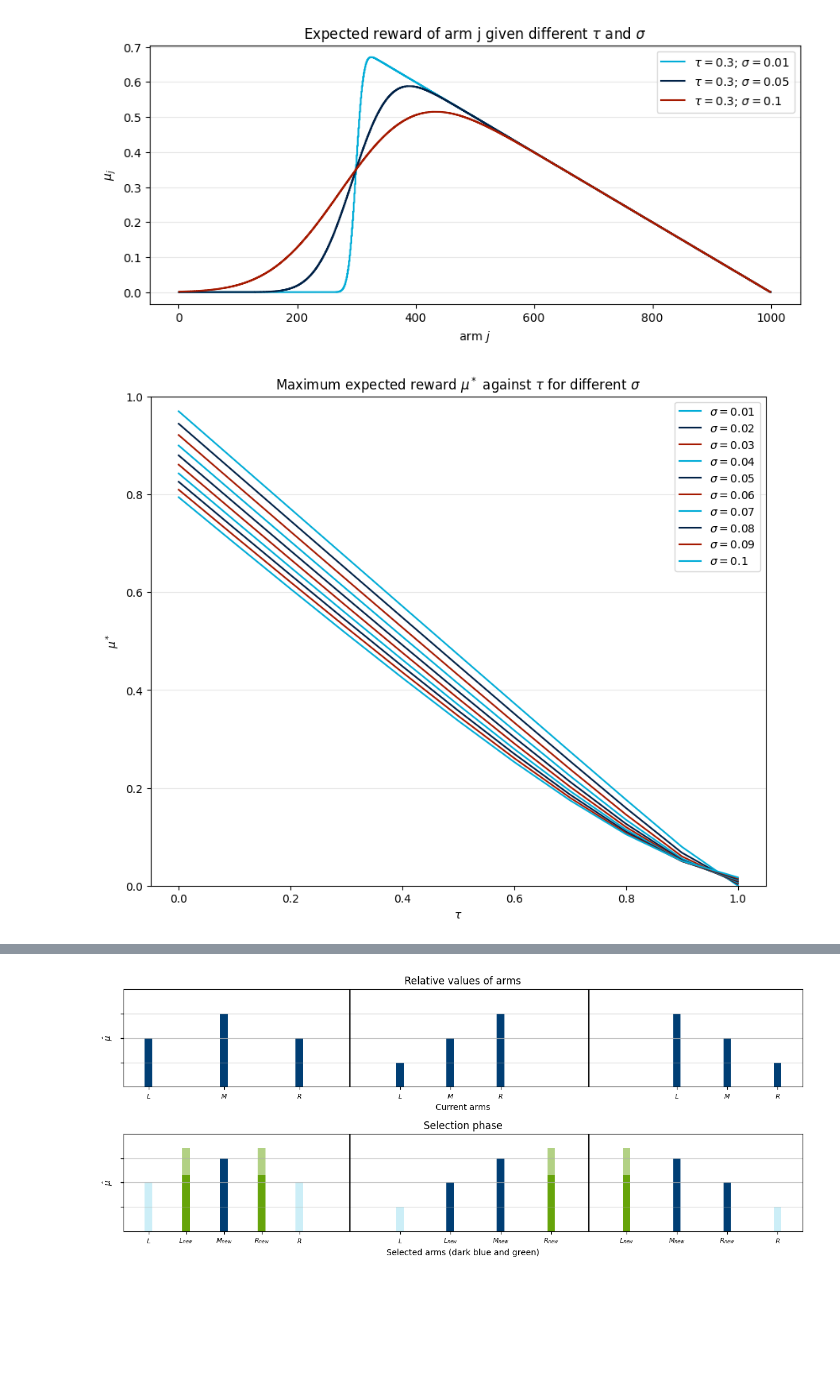
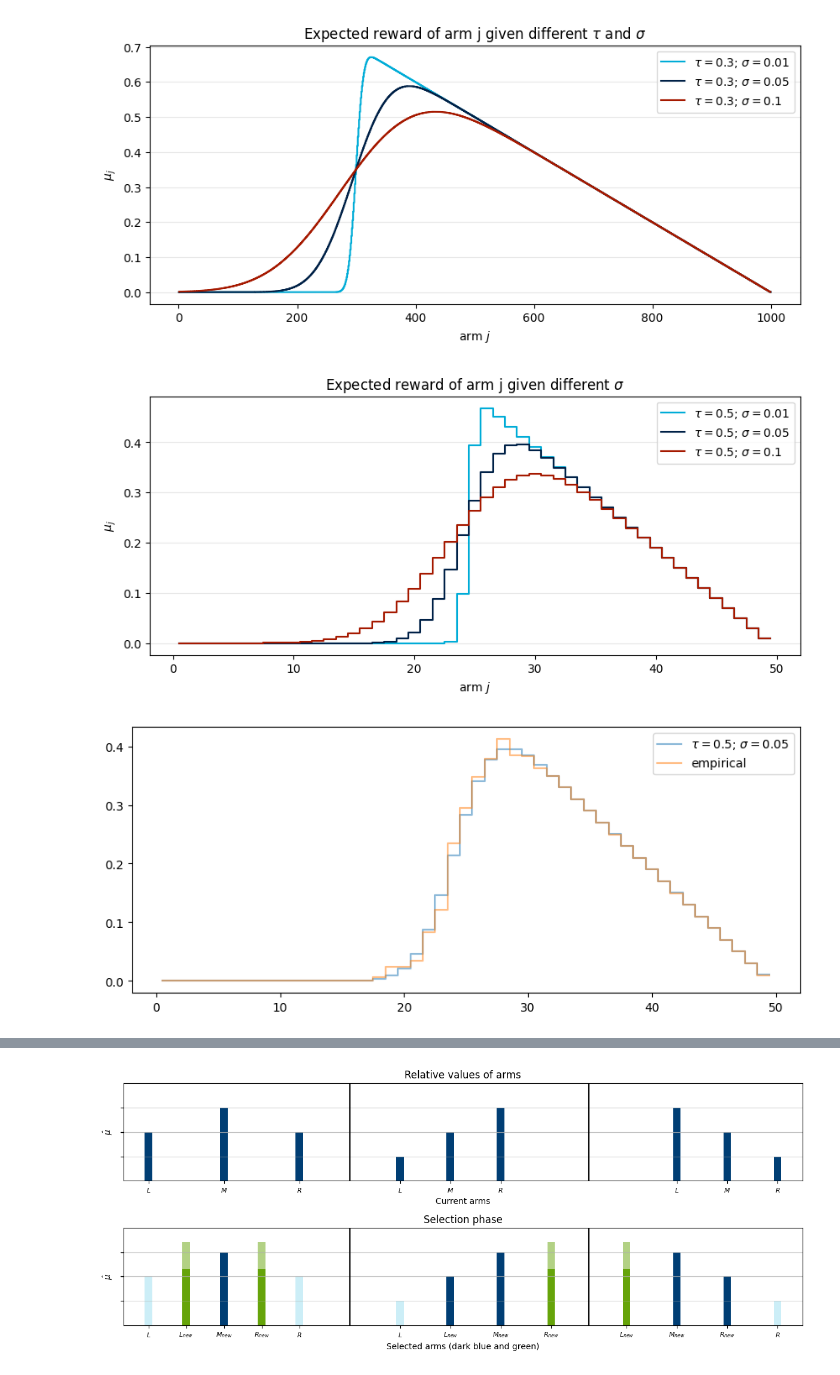
Before and after one commit to ICStudent02344391/summer-project, a Jupyter notebook: analyses/model_1.ipynb, the cells around one changed output, grey strips where cells are left out. Saved outputs shown, nothing was run; the diff lists cells and outputs as text; code cells hidden in the pictures; blank space fills up the shorter version.

```diff
--- a/analyses/model_1.ipynb
+++ b/analyses/model_1.ipynb
@@ -374,24 +371,48 @@ plt.savefig("../figures/expect_rew.pdf")
 plt.show()
 # %% [output]
 [figure]
-# %%
-colors *= 10
-tau_array = np.arange(0 , 1.1, 0.1)
-sigma_list = [0.01, 0.02, 0.03, 0.04, 0.05, 0.06, 0.07, 0.08, 0.09, 0.1]
-for i, sigma in enumerate(sigma_list):
-    plt.plot(tau_array,
-             [get_optimal_mu(partition, tau, sigma) for tau in tau_array],
-             label = r"$\sigma =$" + str(sigma),
-             c = colors[i])
-plt.ylim((0, bsup))
-plt.xlabel(r"$\tau$")
-plt.ylabel(r"$\mu^*$")
-plt.legend()
-plt.title(r"Maximum expected reward $\mu^*$ against $\tau$ for different $\sigma$")
-plt.grid(axis = "y", alpha = 0.3)
-plt.show()
-# %% [output]
-[figure, removed]
+# %%
+# Steps with a smaller partition
+list_mu = []
+colors = ["#A51900", "#002147","#00ACD7"][::-1]
+c = 0
+K = 50
+plt.rcParams["figure.figsize"] = (10,4)
+partition = np.linspace(0, 1, K+1)
+for sigma in [0.01, 0.05, 0.1]:
+    for i in range (len(partition)-1):
+        list_mu.append(get_mu(partition[i], partition[i+1], 0.5, sigma))
+    plt.step(np.arange(K)+0.5, list_mu, label = r"$\tau =$" + str(0.5) + r"; $\sigma=$" + str(sigma), color = colors[c])
+    c += 1
+    list_mu = []
+plt.grid(axis= "y", alpha = 0.3)
+plt.legend()
+plt.xlabel(r"arm $j$")
+plt.ylabel(r"$\mu_j$")
+plt.title(r"Expected reward of arm j given different $\sigma$")
+plt.savefig("../figures/expect_rew_partition50.pdf")
+plt.show()
+# %% [output]
+[figure, added]
+# %%
+emp_reward = []
+list_mu = []
+tau = 0.5
+sig = 0.05
+for j in range(len(partition) - 1):
+    rew = 0
+    for _ in range(100):
+        bid = partition[j] + (partition[j + 1] - partition[j]) * rndm.rand()
+        thres = sig * rndm.randn() + tau
+        rew += (1 - bid) * (thres < bid)
+    emp_reward.append(1/100 * rew)
+    list_mu.append(get_mu(partition[j], partition[j+1], tau, sig))
+plt.step(np.arange(K)+0.5, list_mu, label = r"$\tau =$" + str(tau) + r"; $\sigma=$" + str(sig), alpha = 0.5)
+plt.step(np.arange(K)+0.5, emp_reward, label = "empirical", alpha = 0.5)
+plt.legend()
+plt.show()
+# %% [output]
+[figure, added]
 # %%
 tau = 0.4
 sigma = 0.02
```
Also changed, not shown: parts of 20 cells of this notebook, 12 other files.
